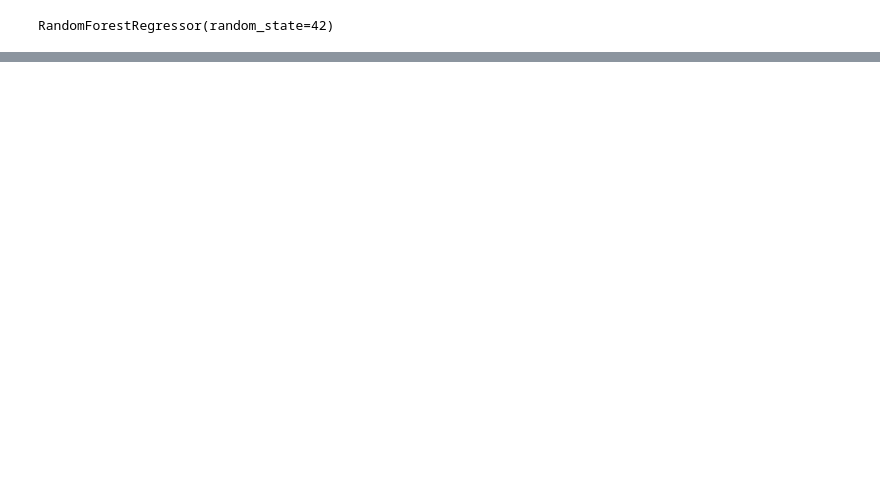
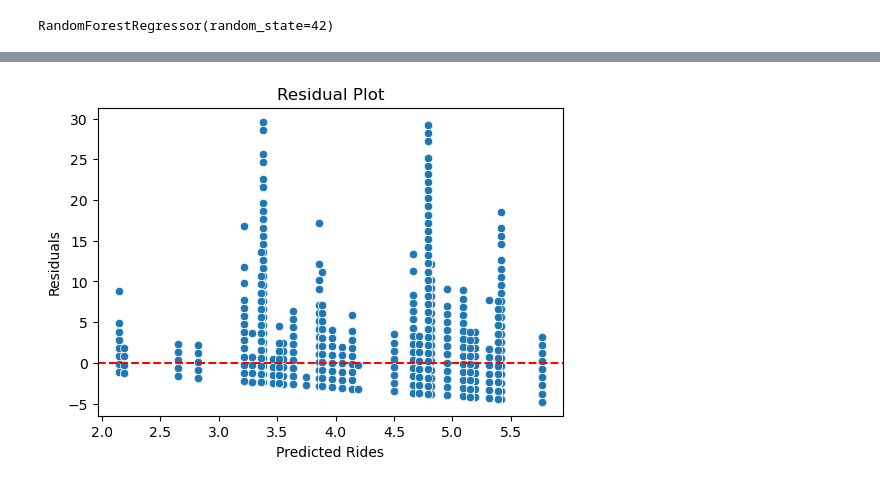
Before and after one commit to pabs-llama/projects, a Jupyter notebook: project_3_ capitalbikeshare/linear_regression_pg.ipynb, the cells around one changed output, grey strips where cells are left out. Cells and saved outputs as stored; diff of their text form; code cells hidden in the pictures; blank space fills up the shorter version.

```diff
--- a/project_3_ capitalbikeshare/linear_regression_pg.ipynb
+++ b/project_3_ capitalbikeshare/linear_regression_pg.ipynb
@@ -745,0 +790,23 @@ R² Score: 0.9159432382962864
+# %%
+from sklearn.linear_model import LinearRegression
+import numpy as np
+
+# Train Linear Regression
+X = full_df[["avg_nearest_distance_km", "distance_to_metro_km", "distance_to_poi_km"]]
+y = full_df["daily_rides"]
+
+model = LinearRegression()
+model.fit(X, y)
+y_pred = model.predict(X)
+
+# Plot Residuals
+residuals = y - y_pred
+plt.figure(figsize=(6,4))
+sns.scatterplot(x=y_pred, y=residuals)
+plt.axhline(y=0, color='r', linestyle='--')
+plt.xlabel("Predicted Rides")
+plt.ylabel("Residuals")
+plt.title("Residual Plot")
+plt.show()
+# %% [output]
+[figure, added]
```
Also changed, not shown: parts of 44 cells of this notebook, 1 other file.
